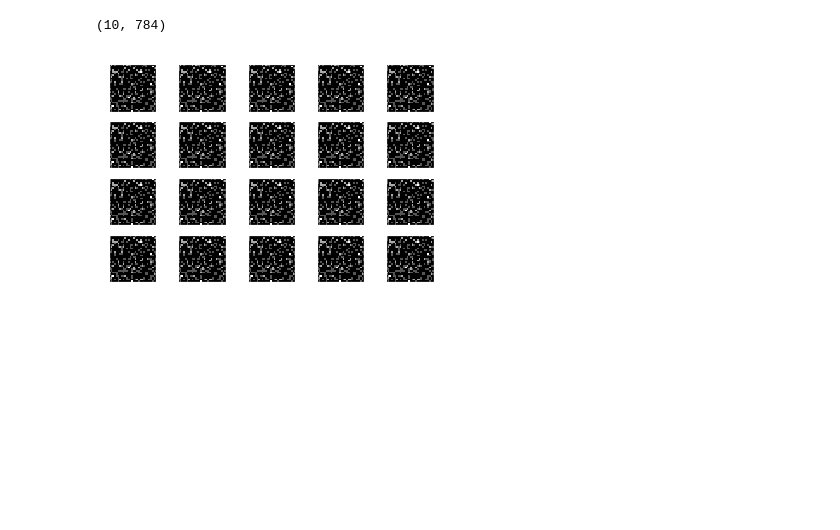
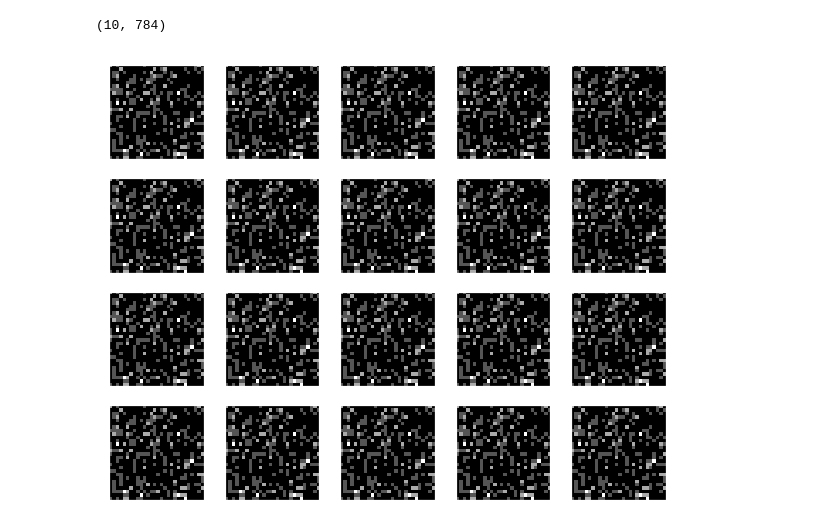
Before and after one commit to Jizhongpeng/2d_image_gans, a Jupyter notebook: mnist_gan.py.ipynb, the cells around one changed output. Drawn from its saved outputs; the diff is of its cells as text; code cells hidden in the pictures; blank space fills up the shorter version.

```diff
--- a/mnist_gan.py.ipynb
+++ b/mnist_gan.py.ipynb
@@ -255,15 +255,15 @@ print(new_test.shape)
 (10, 784)
 # %%
 # deprocessing output
-plt.figure()
+plt.figure(figsize=(10,8))
 for i in range(20):
     img = deprocess(new_test[0])
     plt.subplot(4, 5, i+1)
     plt.imshow(img, cmap='gray')
     plt.xticks([])
     plt.yticks([])
 plt.show()
 # %% [output]
-[figure, old version]
+[figure, new version]
 # %%
 # creating labels for the data
```
Also changed, not shown: parts of 8 cells of this notebook.
